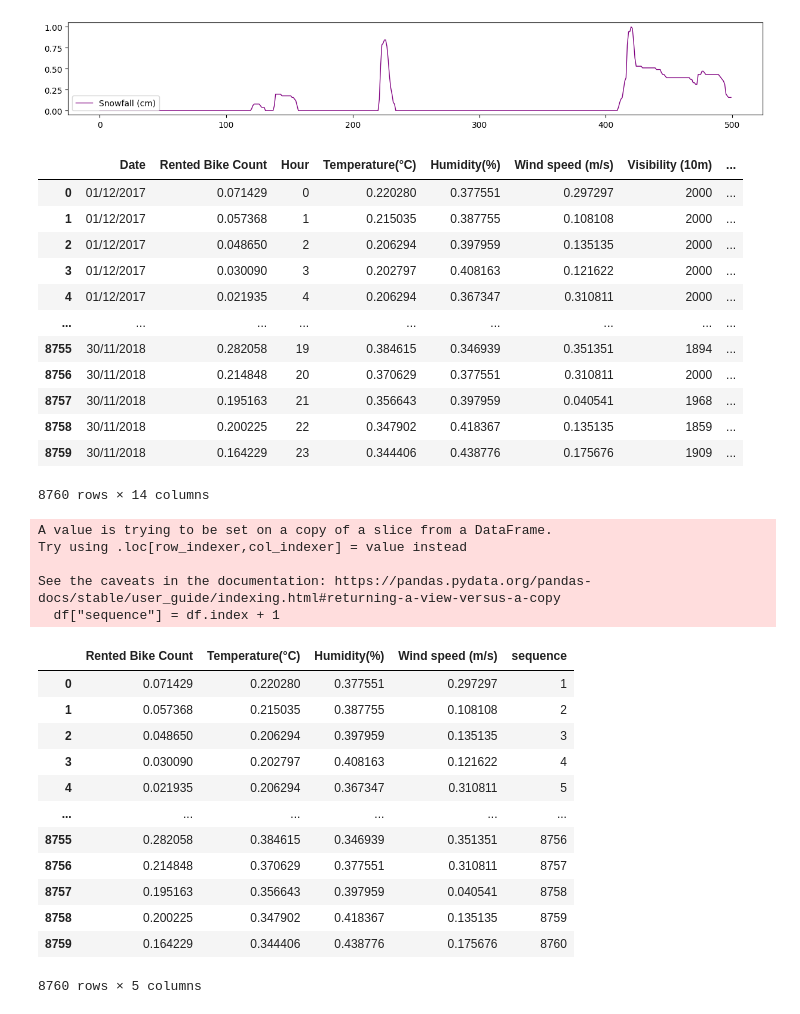
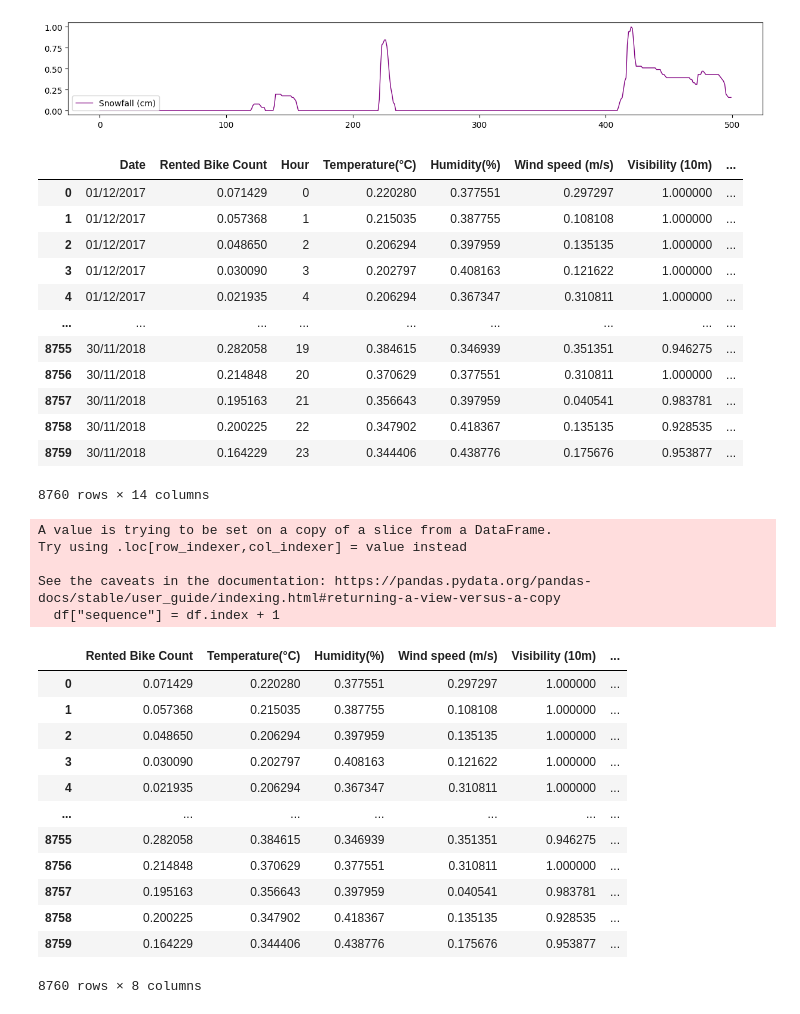
Before and after one commit to tomcordruw/DeepLearning2024, a Jupyter notebook: exercise3/timeseries_cnn_classification.ipynb, the cells around one changed output. Drawn from its saved outputs; the diff is of its cells as text; code cells hidden in the pictures.

```diff
--- a/exercise3/timeseries_cnn_classification.ipynb
+++ b/exercise3/timeseries_cnn_classification.ipynb
@@ -119,25 +120,30 @@ for i, col in enumerate(df.columns):
 # %%
 # From the above graphs, I like the patterns of rented bike count, temperature, humidity and wind speed
 # Maybe a bit sure about the windspeed, but I will include it for now
 # So I choose those numeric columns as my target columns
 # and scale the values
-target_cols_num = [1, 3, 4, 5]
+#target_cols_num = [1, 3, 4, 5]
+
+# After fixing the issues with the predictions later on
+# I decided that I want to train a second model to include extra columns
+# For that reason I added three more (visibility, dew point temp and solar radiation)
+target_cols_num = [1, 3, 4, 5, 6, 7, 8]
 target_cols = df.columns[target_cols_num]
 df[target_cols] = scaler.fit_transform(df[target_cols])
 df
 # %% [output]
 |  | Date | Rented Bike Count | Hour | Temperature(°C) | Humidity(%) | Wind speed (m/s) | Visibility (10m) | ... |
-| 0 | 01/12/2017 | 0.071429 | 0 | 0.220280 | 0.377551 | 0.297297 | 2000 | ... |
-| 1 | 01/12/2017 | 0.057368 | 1 | 0.215035 | 0.387755 | 0.108108 | 2000 | ... |
-| 2 | 01/12/2017 | 0.048650 | 2 | 0.206294 | 0.397959 | 0.135135 | 2000 | ... |
-| 3 | 01/12/2017 | 0.030090 | 3 | 0.202797 | 0.408163 | 0.121622 | 2000 | ... |
-| 4 | 01/12/2017 | 0.021935 | 4 | 0.206294 | 0.367347 | 0.310811 | 2000 | ... |
+| 0 | 01/12/2017 | 0.071429 | 0 | 0.220280 | 0.377551 | 0.297297 | 1.000000 | ... |
+| 1 | 01/12/2017 | 0.057368 | 1 | 0.215035 | 0.387755 | 0.108108 | 1.000000 | ... |
+| 2 | 01/12/2017 | 0.048650 | 2 | 0.206294 | 0.397959 | 0.135135 | 1.000000 | ... |
+| 3 | 01/12/2017 | 0.030090 | 3 | 0.202797 | 0.408163 | 0.121622 | 1.000000 | ... |
+| 4 | 01/12/2017 | 0.021935 | 4 | 0.206294 | 0.367347 | 0.310811 | 1.000000 | ... |
 | ... | ... | ... | ... | ... | ... | ... | ... | ... |
-| 8755 | 30/11/2018 | 0.282058 | 19 | 0.384615 | 0.346939 | 0.351351 | 1894 | ... |
-| 8756 | 30/11/2018 | 0.214848 | 20 | 0.370629 | 0.377551 | 0.310811 | 2000 | ... |
-| 8757 | 30/11/2018 | 0.195163 | 21 | 0.356643 | 0.397959 | 0.040541 | 1968 | ... |
-| 8758 | 30/11/2018 | 0.200225 | 22 | 0.347902 | 0.418367 | 0.135135 | 1859 | ... |
-| 8759 | 30/11/2018 | 0.164229 | 23 | 0.344406 | 0.438776 | 0.175676 | 1909 | ... |
+| 8755 | 30/11/2018 | 0.282058 | 19 | 0.384615 | 0.346939 | 0.351351 | 0.946275 | ... |
+| 8756 | 30/11/2018 | 0.214848 | 20 | 0.370629 | 0.377551 | 0.310811 | 1.000000 | ... |
+| 8757 | 30/11/2018 | 0.195163 | 21 | 0.356643 | 0.397959 | 0.040541 | 0.983781 | ... |
+| 8758 | 30/11/2018 | 0.200225 | 22 | 0.347902 | 0.418367 | 0.135135 | 0.928535 | ... |
+| 8759 | 30/11/2018 | 0.164229 | 23 | 0.344406 | 0.438776 | 0.175676 | 0.953877 | ... |
 8760 rows × 14 columns
 # %%
 # Keeping only the target columns
@@ -150,19 +156,19 @@ Try using .loc[row_indexer,col_indexer] = value instead
 
 See the caveats in the documentation: https://pandas.pydata.org/pandas-docs/stable/user_guide/indexing.html#returning-a-view-versus-a-copy
   df["sequence"] = df.index + 1
-|  | Rented Bike Count | Temperature(°C) | Humidity(%) | Wind speed (m/s) | sequence |
-| 0 | 0.071429 | 0.220280 | 0.377551 | 0.297297 | 1 |
-| 1 | 0.057368 | 0.215035 | 0.387755 | 0.108108 | 2 |
-| 2 | 0.048650 | 0.206294 | 0.397959 | 0.135135 | 3 |
-| 3 | 0.030090 | 0.202797 | 0.408163 | 0.121622 | 4 |
-| 4 | 0.021935 | 0.206294 | 0.367347 | 0.310811 | 5 |
-| ... | ... | ... | ... | ... | ... |
-| 8755 | 0.282058 | 0.384615 | 0.346939 | 0.351351 | 8756 |
-| 8756 | 0.214848 | 0.370629 | 0.377551 | 0.310811 | 8757 |
-| 8757 | 0.195163 | 0.356643 | 0.397959 | 0.040541 | 8758 |
-| 8758 | 0.200225 | 0.347902 | 0.418367 | 0.135135 | 8759 |
-| 8759 | 0.164229 | 0.344406 | 0.438776 | 0.175676 | 8760 |
+|  | Rented Bike Count | Temperature(°C) | Humidity(%) | Wind speed (m/s) | Visibility (10m) | ... |
+| 0 | 0.071429 | 0.220280 | 0.377551 | 0.297297 | 1.000000 | ... |
+| 1 | 0.057368 | 0.215035 | 0.387755 | 0.108108 | 1.000000 | ... |
+| 2 | 0.048650 | 0.206294 | 0.397959 | 0.135135 | 1.000000 | ... |
+| 3 | 0.030090 | 0.202797 | 0.408163 | 0.121622 | 1.000000 | ... |
+| 4 | 0.021935 | 0.206294 | 0.367347 | 0.310811 | 1.000000 | ... |
+| ... | ... | ... | ... | ... | ... | ... |
+| 8755 | 0.282058 | 0.384615 | 0.346939 | 0.351351 | 0.946275 | ... |
+| 8756 | 0.214848 | 0.370629 | 0.377551 | 0.310811 | 1.000000 | ... |
+| 8757 | 0.195163 | 0.356643 | 0.397959 | 0.040541 | 0.983781 | ... |
+| 8758 | 0.200225 | 0.347902 | 0.418367 | 0.135135 | 0.928535 | ... |
+| 8759 | 0.164229 | 0.344406 | 0.438776 | 0.175676 | 0.953877 | ... |
-8760 rows × 5 columns
+8760 rows × 8 columns
 # %%
 # Using pandas.melt() to flip the DataFrame into a more suitable format
 df = pd.melt(df, id_vars=["sequence"], value_vars=target_cols,
```
Also changed, not shown: parts of 29 cells of this notebook, 2 other files.
